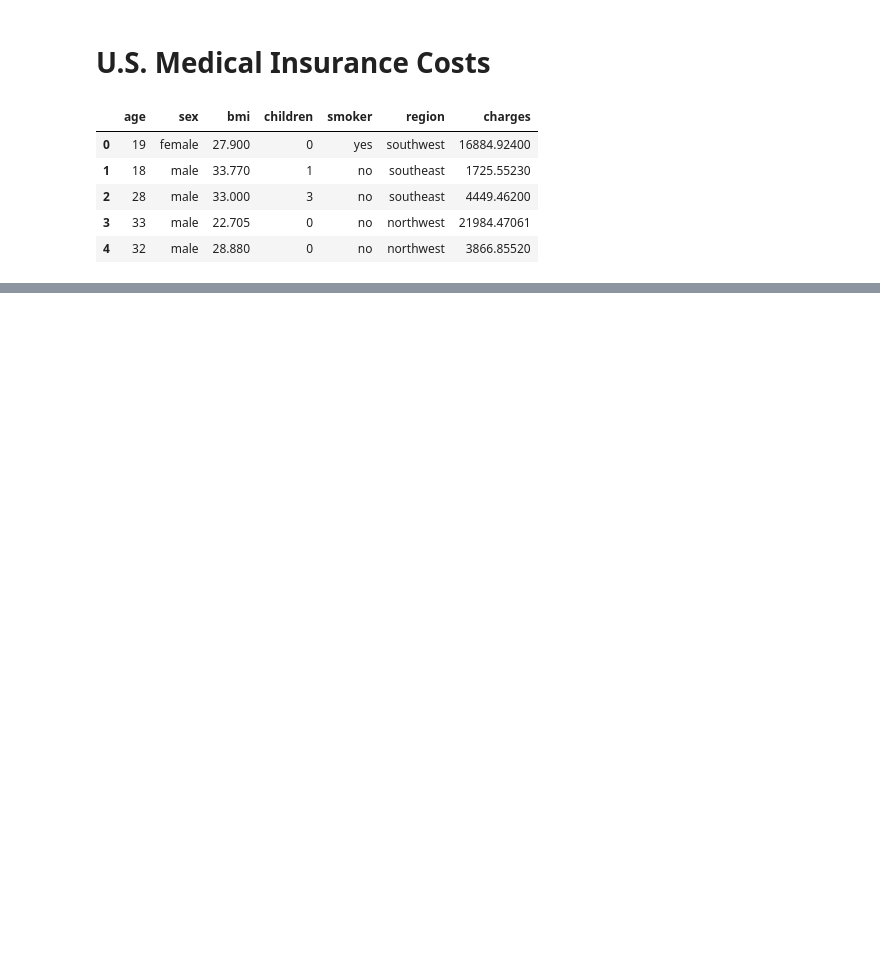
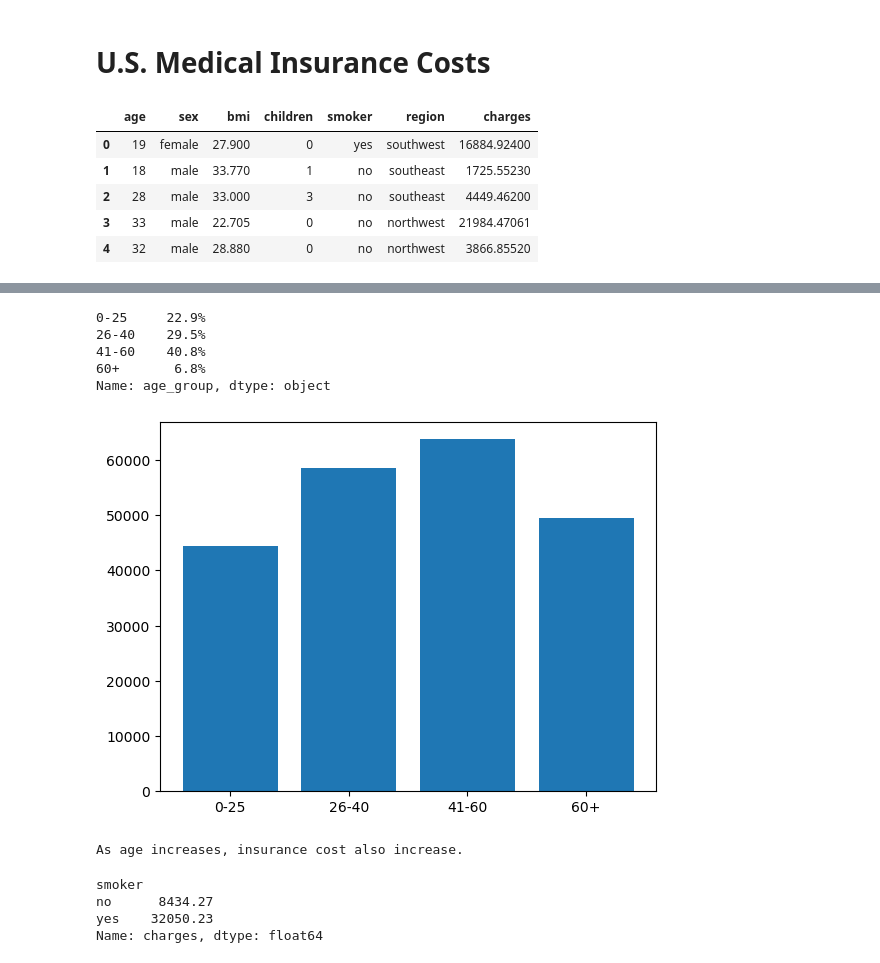
Before and after one commit to CloudWalker26/U.S.-Medical-Insurance-Costs, a Jupyter notebook: python-portfolio-project-starter-files/us-medical-insurance-costs.ipynb, the cells around one changed output, grey strips where cells are left out. Cells and saved outputs as stored; diff of their text form; code cells hidden in the pictures; blank space fills up the shorter version.

Commit message:
First analysis

```diff
--- a/python-portfolio-project-starter-files/us-medical-insurance-costs.ipynb
+++ b/python-portfolio-project-starter-files/us-medical-insurance-costs.ipynb
@@ -20,0 +97,16 @@ df.head()
+# %%
+# Analysing if age and charges are correlated
+print(df['age_group'].value_counts(normalize=True)[df.age_group.unique()].mul(100).round(1).astype(str) + '%')
+
+plt.bar(df['age_group'],df['charges'])
+plt.show()
+
+print('As age increases, insurance cost also increase.')
+# %% [output]
+0-25     22.9%
+26-40    29.5%
+41-60    40.8%
+60+       6.8%
+Name: age_group, dtype: object
+[figure, added]
+As age increases, insurance cost also increase.
@@ -20,0 +121,8 @@ df.head()
+# %%
+# Insurance cost for smokers
+df.groupby('smoker').charges.mean().round(2)
+# %% [output]
+smoker
+no      8434.27
+yes    32050.23
+Name: charges, dtype: float64
```
Also changed, not shown: parts of 12 cells of this notebook.
